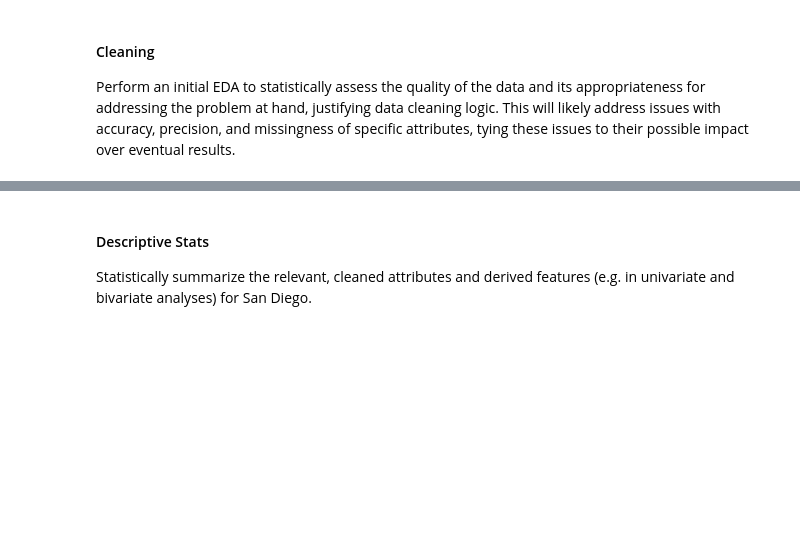
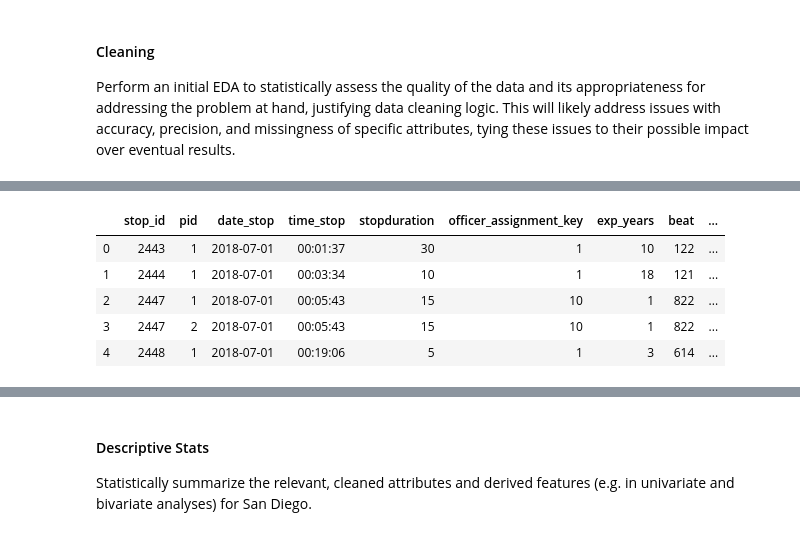
Before and after one commit to StephanieMoore14/DSC180A_Assignment2, a Jupyter notebook: assignment-2.ipynb, the cells around one changed output, grey strips where cells are left out. Drawn from its saved outputs; the diff is of its cells as text; code cells hidden in the pictures; blank space fills up the shorter version.

```diff
--- a/assignment-2.ipynb
+++ b/assignment-2.ipynb
@@ -317,0 +358,10 @@ Perform an initial EDA to statistically assess the quality of the data and its a
+# %%
+raw_2018 = get_table(2018)
+raw_2018.head()
+# %% [output]
+|  | stop_id | pid | date_stop | time_stop | stopduration | officer_assignment_key | exp_years | beat | ... |
+| 0 | 2443 | 1 | 2018-07-01 | 00:01:37 | 30 | 1 | 10 | 122 | ... |
+| 1 | 2444 | 1 | 2018-07-01 | 00:03:34 | 10 | 1 | 18 | 121 | ... |
+| 2 | 2447 | 1 | 2018-07-01 | 00:05:43 | 15 | 10 | 1 | 822 | ... |
+| 3 | 2447 | 2 | 2018-07-01 | 00:05:43 | 15 | 10 | 1 | 822 | ... |
+| 4 | 2448 | 1 | 2018-07-01 | 00:19:06 | 5 | 1 | 3 | 614 | ... |
```
Also changed, not shown: parts of 62 cells of this notebook, 1 other file.
